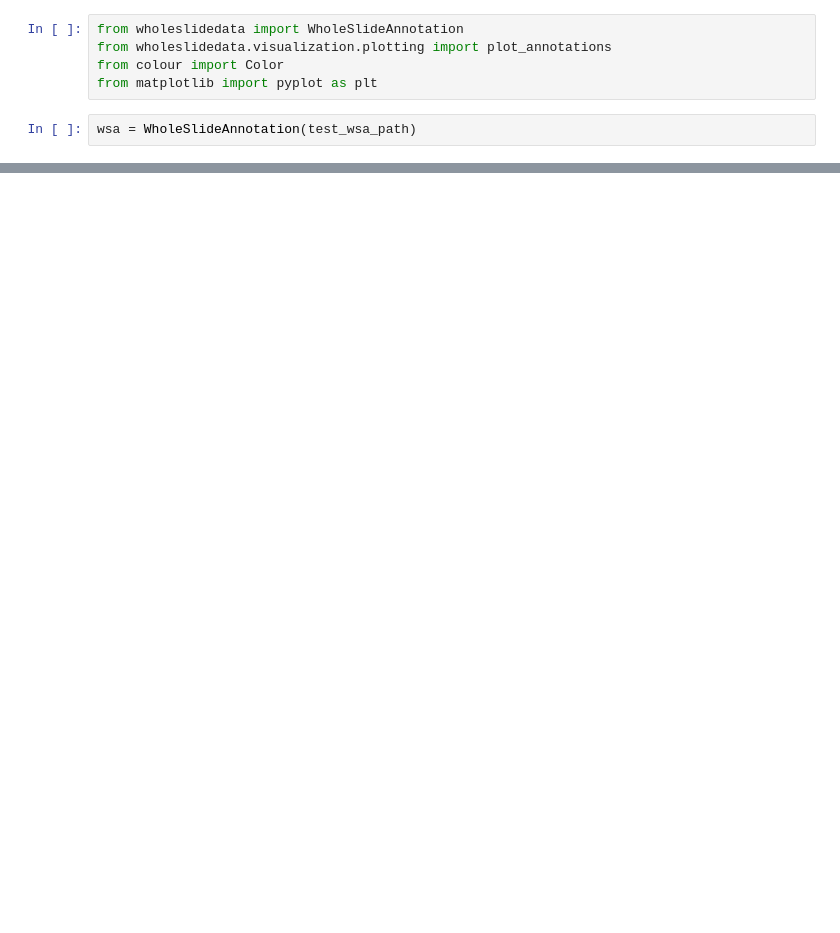
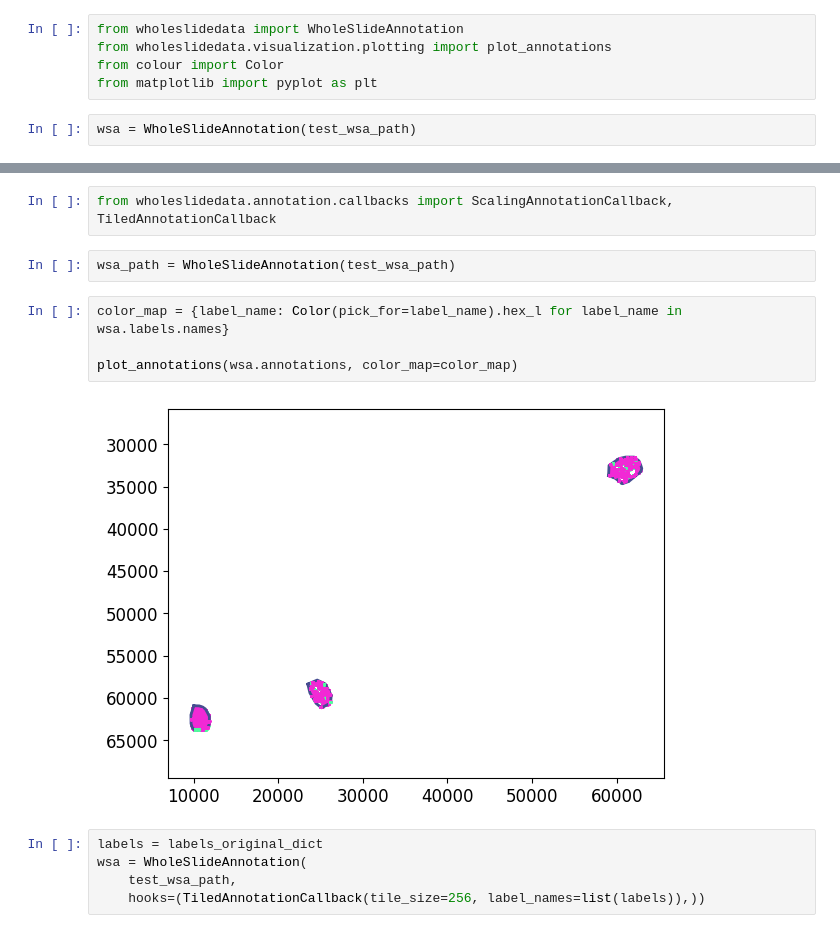
Before and after one commit to AImageLab-zip/MONKEY_challenge_ziplab, a Jupyter notebook: source/notebooks/4_whole_slide_data.ipynb, the cells around one changed output, grey strips where cells are left out. Saved outputs shown, nothing was run; the diff lists cells and outputs as text; blank space fills up the shorter version.

```diff
--- a/source/notebooks/4_whole_slide_data.ipynb
+++ b/source/notebooks/4_whole_slide_data.ipynb
@@ -163,0 +236,15 @@ plot_annotations(wsa.annotations, color_map=color_map)
+# %%
+from wholeslidedata.annotation.callbacks import ScalingAnnotationCallback, TiledAnnotationCallback
+# %%
+wsa_path = WholeSlideAnnotation(test_wsa_path)
+# %%
+color_map = {label_name: Color(pick_for=label_name).hex_l for label_name in wsa.labels.names}
+
+plot_annotations(wsa.annotations, color_map=color_map)
+# %% [output]
+[figure, added]
+# %%
+labels = labels_original_dict
+wsa = WholeSlideAnnotation(
+    test_wsa_path,
+    hooks=(TiledAnnotationCallback(tile_size=256, label_names=list(labels)),))
```
Also changed, not shown: parts of 18 cells of this notebook.
